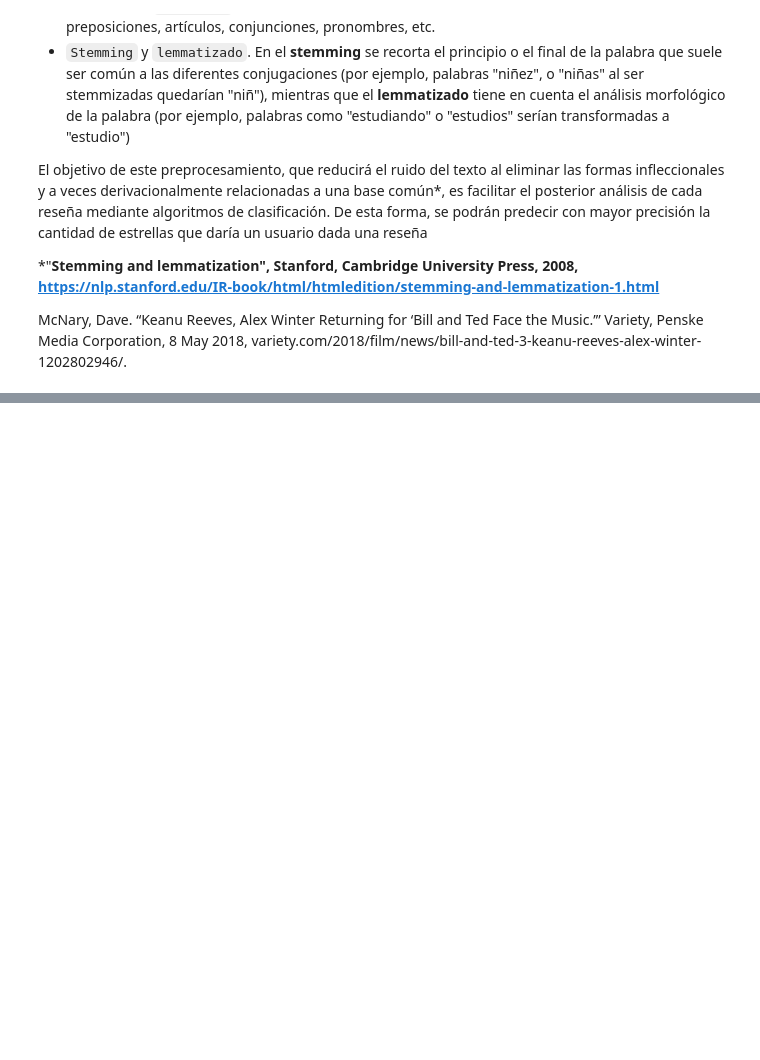
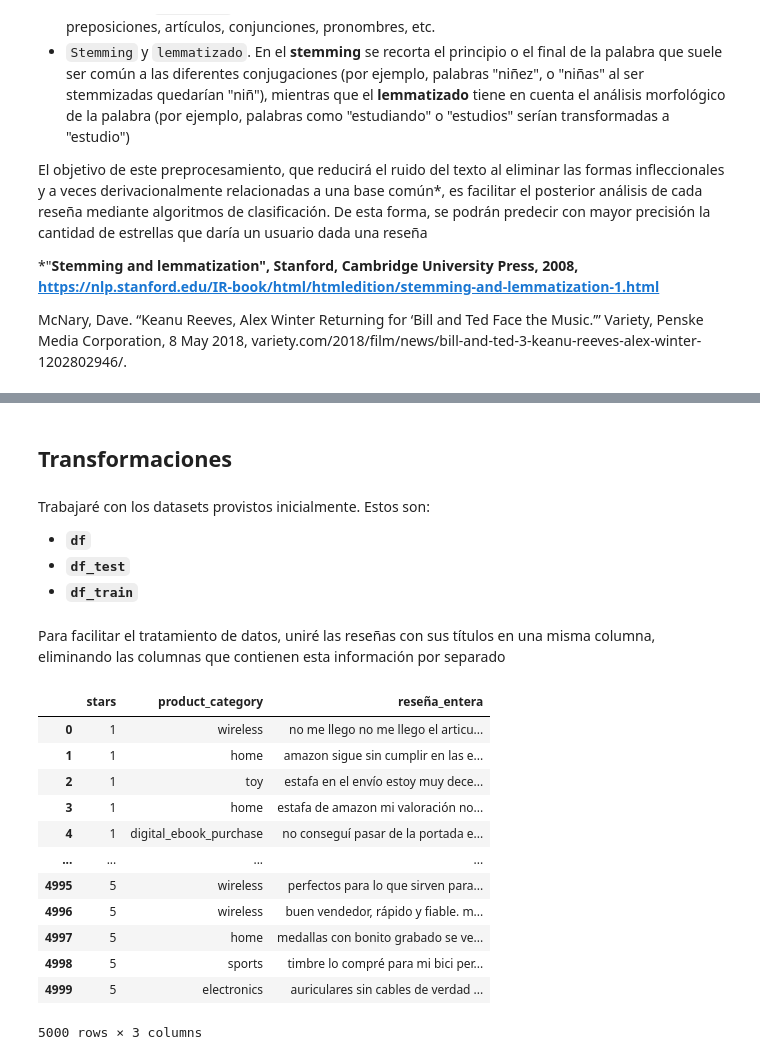
Before and after one commit to gpozzi/machine-learning, a Jupyter notebook: DS_Proyecto_03_NLP.ipynb, the cells around one changed output, grey strips where cells are left out. Saved outputs shown, nothing was run; the diff lists cells and outputs as text; code cells hidden in the pictures; blank space fills up the shorter version.

```diff
--- a/DS_Proyecto_03_NLP.ipynb
+++ b/DS_Proyecto_03_NLP.ipynb
@@ -203,0 +222,41 @@ for x in range(1,6):
+# %% [markdown]
+## Transformaciones
+# %% [markdown]
+Trabajaré con los datasets provistos inicialmente. Estos son:
+- <code>**df**</code>
+- <code>**df_test**</code>
+- <code>**df_train**</code>
+# %%
+df = pd.read_json('dataset_es_dev.json',lines=True)
+df_test = pd.read_json('dataset_es_test.json',lines=True)
+df_train = pd.read_json('dataset_es_train.json',lines=True)
+# %% [markdown]
+Para facilitar el tratamiento de datos, uniré las reseñas con sus títulos en una misma columna, eliminando las columnas que contienen esta información por separado
+# %%
+df['reseña_entera'] = df['review_title'] + ' ' + df['review_body']
+df['reseña_entera'] = df['reseña_entera'].str.lower()
+df = df.drop(columns=['language', 'review_id', 'product_id', 'reviewer_id', 'review_body', 'review_title'])
+
+df_test['reseña_entera'] = df_test['review_title'] + ' ' + df_test['review_body']
+df_test['reseña_entera'] = df_test['reseña_entera'].str.lower()
+df_test = df_test.drop(columns=['language', 'review_id', 'product_id', 'reviewer_id', 'review_body', 'review_title'])
+
+df_train['reseña_entera'] = df_train['review_title'] + ' ' + df_train['review_body']
+df_train['reseña_entera'] = df_train['reseña_entera'].str.lower()
+df_train = df_train.drop(columns=['language', 'review_id', 'product_id', 'reviewer_id', 'review_body', 'review_title'])
+# %%
+df_test
+# %% [output]
+|  | stars | product_category | reseña_entera |
+| 0 | 1 | wireless | no me llego no me llego el articu... |
+| 1 | 1 | home | amazon sigue sin cumplir en las e... |
+| 2 | 1 | toy | estafa en el envío estoy muy dece... |
+| 3 | 1 | home | estafa de amazon mi valoración no... |
+| 4 | 1 | digital_ebook_purchase | no conseguí pasar de la portada e... |
+| ... | ... | ... | ... |
+| 4995 | 5 | wireless | perfectos para lo que sirven para... |
+| 4996 | 5 | wireless | buen vendedor, rápido y fiable. m... |
+| 4997 | 5 | home | medallas con bonito grabado se ve... |
+| 4998 | 5 | sports | timbre lo compré para mi bici per... |
+| 4999 | 5 | electronics | auriculares sin cables de verdad ... |
+5000 rows × 3 columns
```
Also changed, not shown: parts of 29 cells of this notebook.
